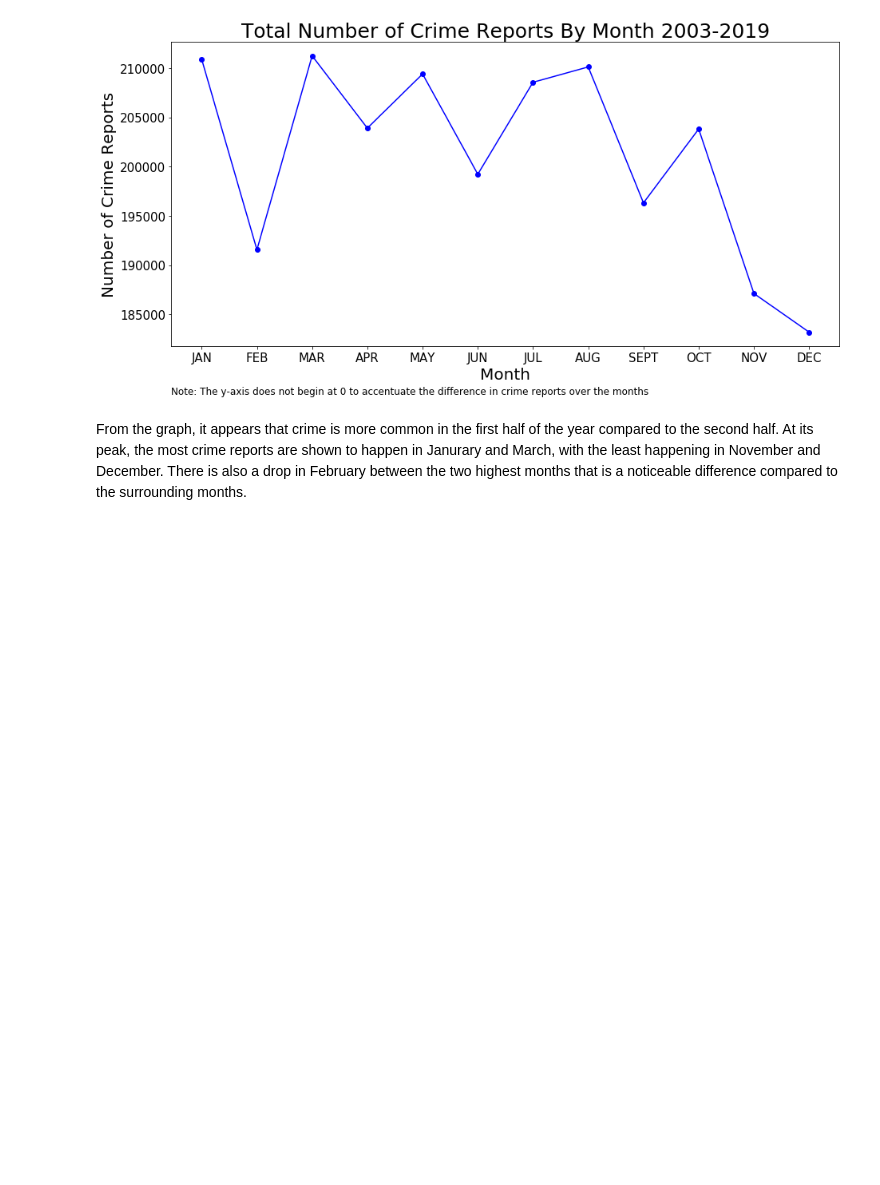
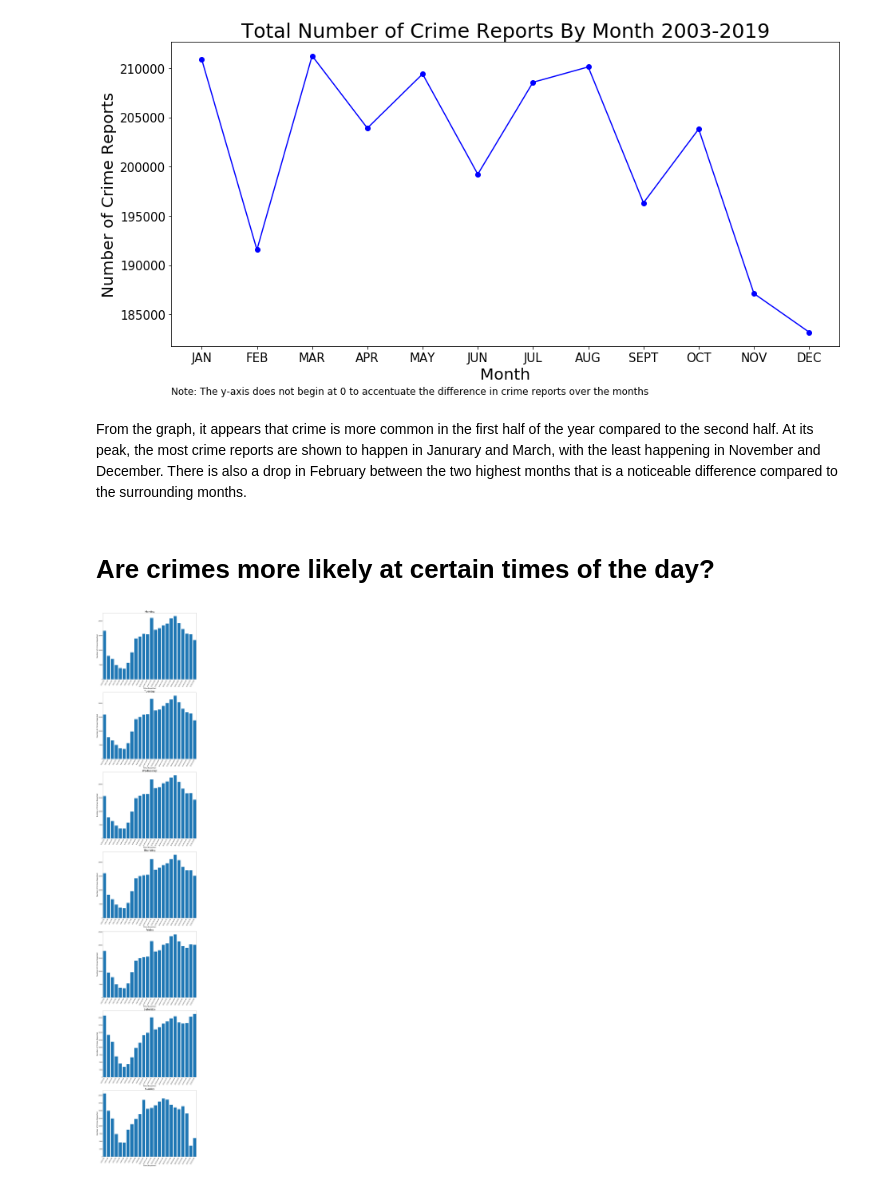
Before and after one commit to gyamane/Springboard, a Jupyter notebook: capstone_project_1/data_storytelling.ipynb, the cells around one changed output. Saved outputs shown, nothing was run; the diff lists cells and outputs as text; code cells hidden in the pictures; blank space fills up the shorter version.

Commit message:
Almost finished Time of Day Graph

```diff
--- a/capstone_project_1/data_storytelling.ipynb
+++ b/capstone_project_1/data_storytelling.ipynb
@@ -253,3 +254,33 @@ plt.show()
 [figure]
 # %% [markdown]
 From the graph, it appears that crime is more common in the first half of the year compared to the second half. At its peak, the most crime reports are shown to happen in Janurary and March, with the least happening in November and December. There is also a drop in February between the two highest months that is a noticeable difference compared to the surrounding months.
+# %% [markdown]
+# Are crimes more likely at certain times of the day?
+# %%
+fig = plt.figure(figsize=(20, 120))
+i = 1
+
+# Set variable to remember time buckets for bar chart
+buckets = ["0:00-0:59", "1:00-1:59", "2:00-2:59", "3:00-3:59", "4:00-4:59", "5:00-5:59", "6:00-6:59", "7:00-7:59", "8:00-8:59", "9:00-9:59", "10:00-10:59", "11:00-11:59", "12:00-12:59", "13:00-13:59", "14:00-14:59", "15:00-15:59", "16:00-16:59", "17:00-17:59", "18:00-18:59", "19:00-19:59", "20:00-20:59", "21:00-21:59", "22:00-22:59", "23:00-23:59"]
+
+for day in days:
+    times = sf_date_times[sf_date_times["Incident Day of Week"] == day]["Incident Time"]
+    hours = list(range(0,24))
+    counts = dict()
+
+    for time in times:
+        hour, minute = time.split(':')
+        counts[hour] = counts.get(hour, 0) + 1
+
+    ax = fig.add_subplot(7, 1, i)
+    ax.set_title(day, fontsize=30)
+    ax.set_xlabel("Time Reported", fontsize=20)
+    ax.set_ylabel("Number of Crimes Reported", fontsize=20)
+    ax.tick_params(axis = 'both', which = 'major', labelsize = 15)
+    ax.bar(buckets, counts.values())
+    plt.margins(x=0)
+    #plt.xticks(rotation='vertical')
+    ax.set_xticklabels(buckets, rotation=60, ha='right')
+    i += 1
+# %% [output]
+[figure, added]
```
Also changed, not shown: parts of 2 cells of this notebook.
